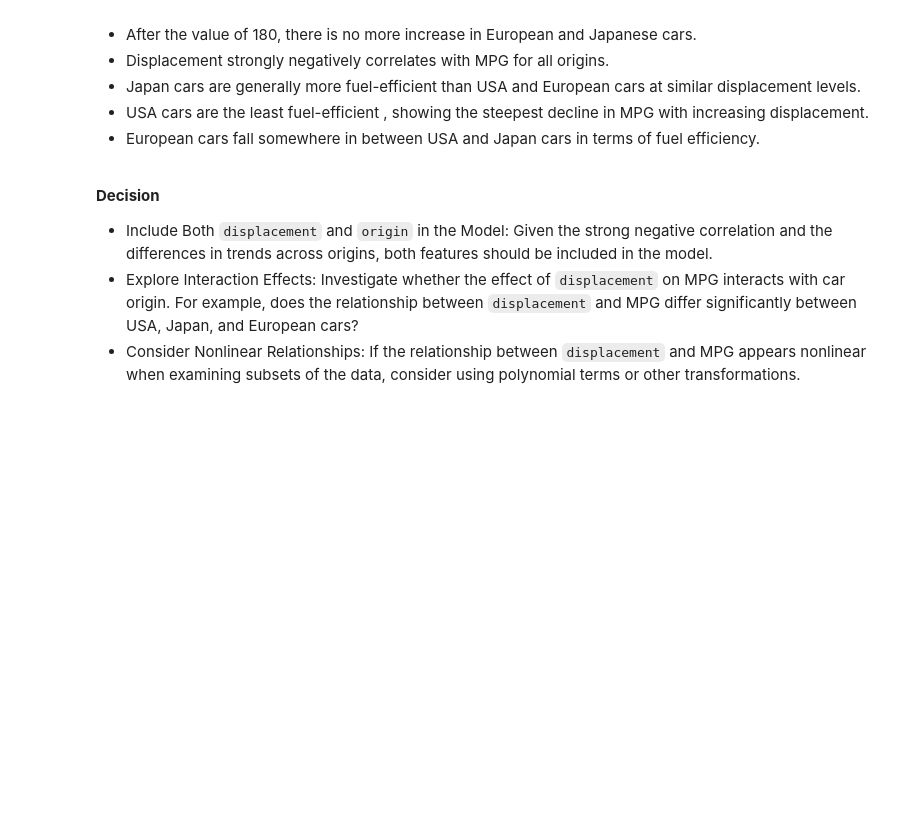
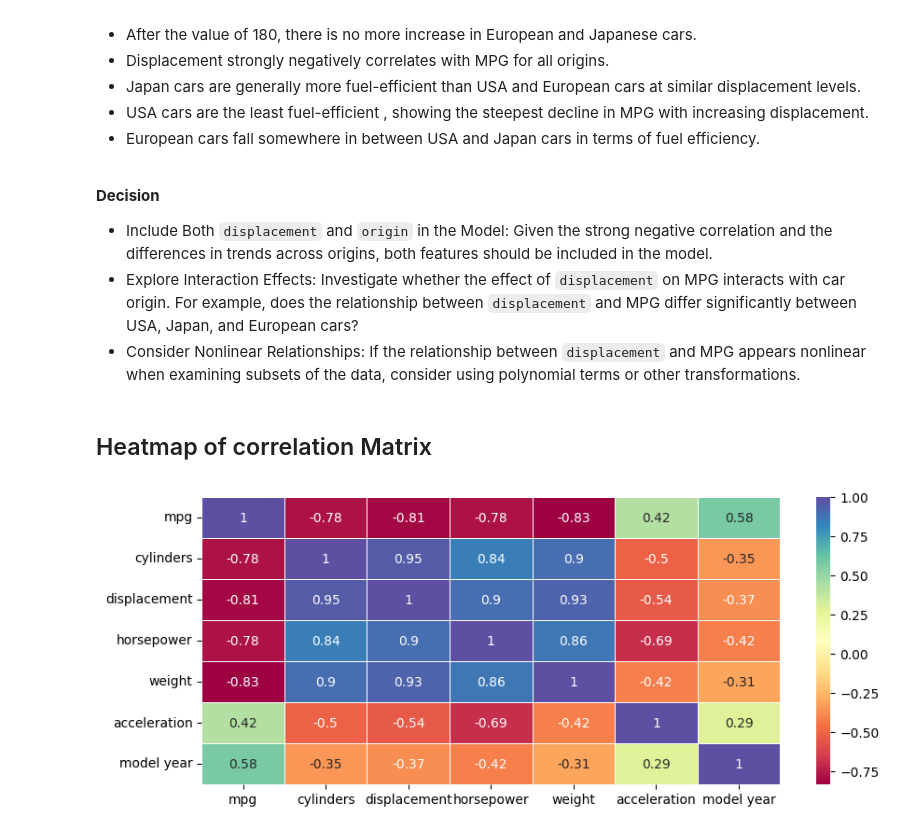
Before and after one commit to tshihab07/MPG-Forecasting-Model, a Jupyter notebook: MPG Forecasting Model.ipynb, the cells around one changed output. Saved outputs shown, nothing was run; the diff lists cells and outputs as text; code cells hidden in the pictures; blank space fills up the shorter version.

Commit message:
Add heatmap for feature analysis

```diff
--- a/MPG Forecasting Model.ipynb
+++ b/MPG Forecasting Model.ipynb
@@ -554,3 +554,16 @@ USA cars generally have lower MPG across most displacement ranges.
 - Include Both `displacement` and `origin` in the Model: Given the strong negative correlation and the differences in trends across origins, both features should be included in the model.
 - Explore Interaction Effects: Investigate whether the effect of `displacement` on MPG interacts with car origin. For example, does the relationship between `displacement` and MPG differ significantly between USA, Japan, and European cars?
 - Consider Nonlinear Relationships: If the relationship between `displacement` and MPG appears nonlinear when examining subsets of the data, consider using polynomial terms or other transformations.
+# %% [markdown]
+## Heatmap of correlation Matrix
+# %%
+# figure size
+plt.figure(figsize=(10, 4))
+
+# correlation heatmap
+sns.heatmap(df.select_dtypes(include="number").corr(), annot=True, cmap="Spectral", linewidths=0.5)
+
+# show the plot
+plt.show()
+# %% [output]
+[figure, added]
```
Also changed, not shown: parts of 1 cell of this notebook.
